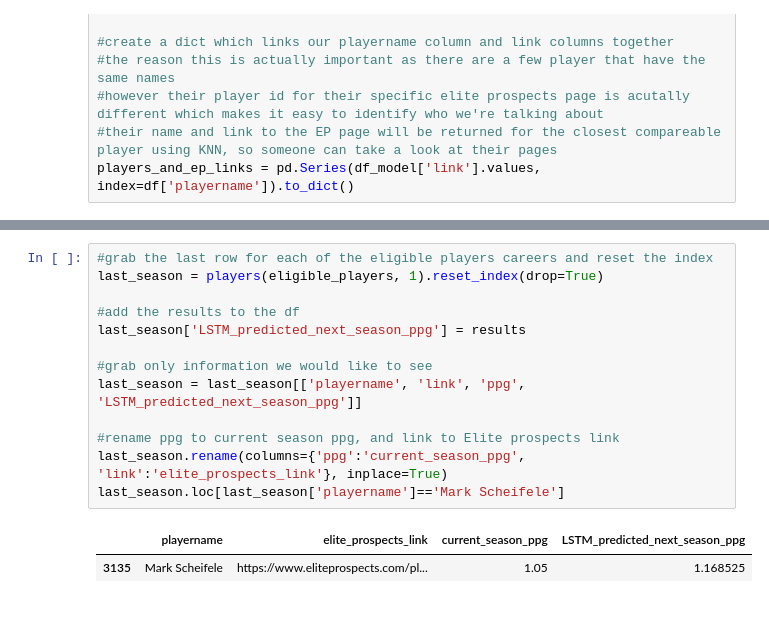
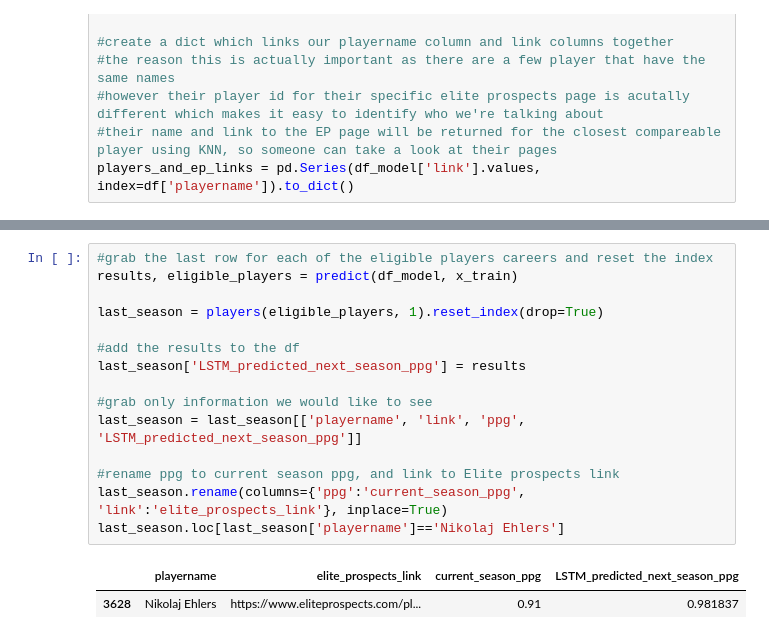
Before and after one commit to TylerDavidchuk97/hockey_final_project, a Jupyter notebook: final_project.ipynb, the cells around one changed output, grey strips where cells are left out. Drawn from its saved outputs; the diff is of its cells as text.

```diff
--- a/final_project.ipynb
+++ b/final_project.ipynb
@@ -293,16 +303,18 @@ results = mm_scaler.inverse_transform(trainPredict_dataset_like)[:,0]
 # %%
 #grab the last row for each of the eligible players careers and reset the index
+results, eligible_players = predict(df_model, x_train)
+
 last_season = players(eligible_players, 1).reset_index(drop=True)
 
 #add the results to the df
 last_season['LSTM_predicted_next_season_ppg'] = results
 
 #grab only information we would like to see
 last_season = last_season[['playername', 'link', 'ppg', 'LSTM_predicted_next_season_ppg']]
 
 #rename ppg to current season ppg, and link to Elite prospects link
 last_season.rename(columns={'ppg':'current_season_ppg', 'link':'elite_prospects_link'}, inplace=True)
-last_season.loc[last_season['playername']=='Mark Scheifele']
+last_season.loc[last_season['playername']=='Nikolaj Ehlers']
 # %% [output]
 |  | playername | elite_prospects_link | current_season_ppg | LSTM_predicted_next_season_ppg |
-| 3135 | Mark Scheifele | https://www.eliteprospects.com/pl... | 1.05 | 1.168525 |
+| 3628 | Nikolaj Ehlers | https://www.eliteprospects.com/pl... | 0.91 | 0.981837 |
```
Also changed, not shown: parts of 6 cells of this notebook, 8 other files.
